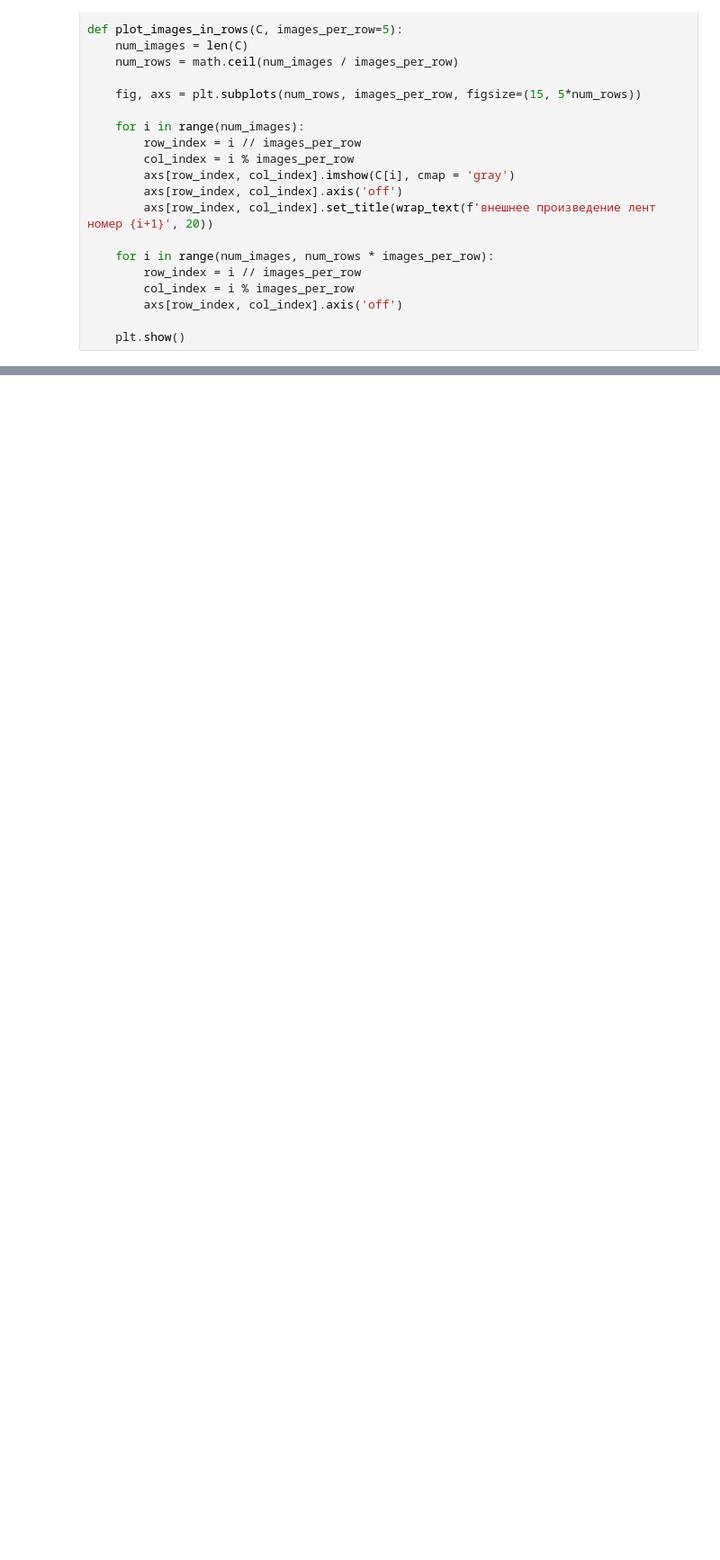
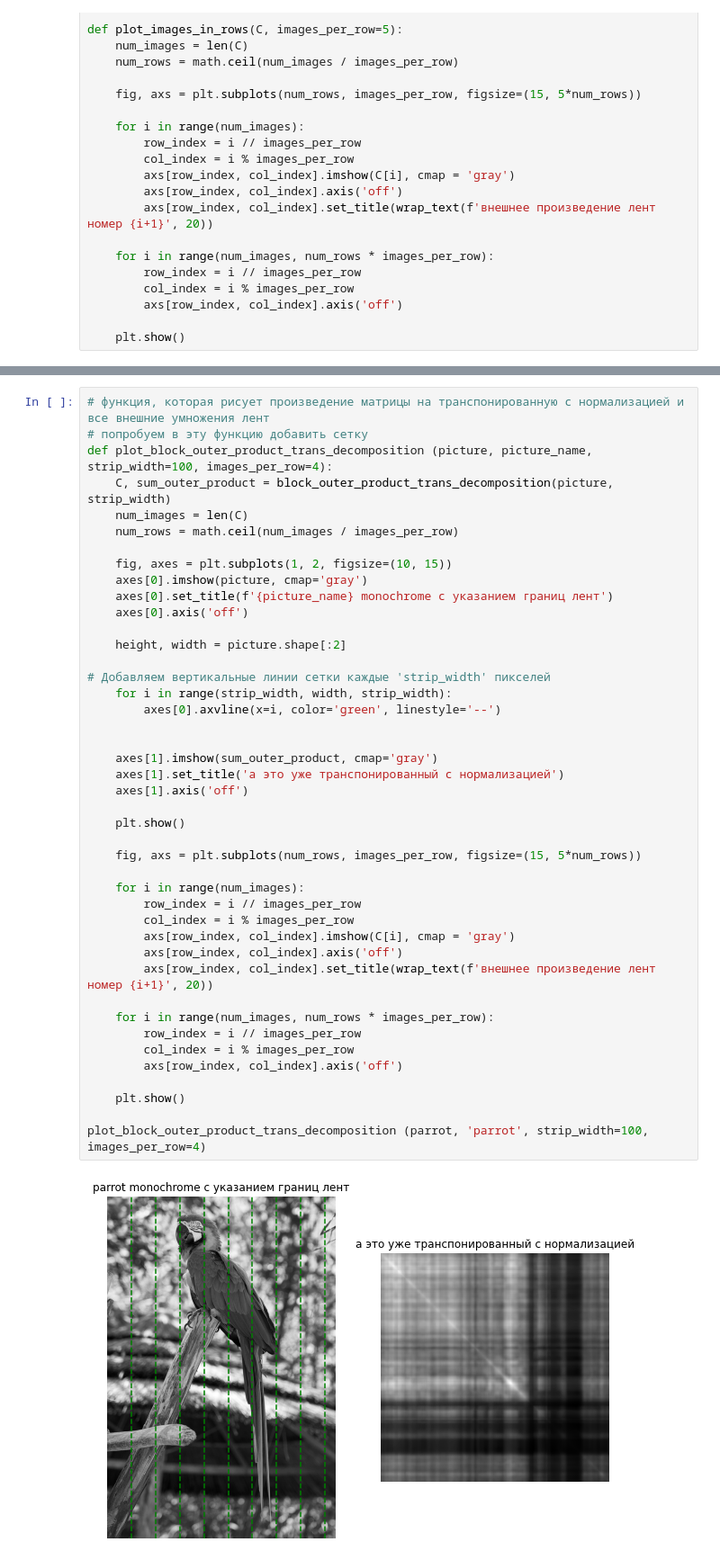
Before and after one commit to Chernobilsky/Mishka-project, a Jupyter notebook: Drafts/strips-multiplication.ipynb, the cells around one changed output, grey strips where cells are left out. Shown: that part at 90% size. Drawn from its saved outputs; the diff is of its cells as text; blank space fills up the shorter version.

Commit message:
в файле strips-multiplication сделала функцию plot_block_outer_product_trans_decomposition для ленточного умножения картинок

```diff
--- a/Drafts/strips-multiplication.ipynb
+++ b/Drafts/strips-multiplication.ipynb
@@ -463,0 +380,45 @@ print('вся тетрадка заняла', round(t2_itogo - t1_itogo)//60,'м
+# %%
+# функция, которая рисует произведение матрицы на транспонированную с нормализацией и все внешние умножения лент
+# попробуем в эту функцию добавить сетку
+def plot_block_outer_product_trans_decomposition (picture, picture_name, strip_width=100, images_per_row=4):
+    C, sum_outer_product = block_outer_product_trans_decomposition(picture, strip_width)
+    num_images = len(C)
+    num_rows = math.ceil(num_images / images_per_row)
+
+    fig, axes = plt.subplots(1, 2, figsize=(10, 15))
+    axes[0].imshow(picture, cmap='gray')
+    axes[0].set_title(f'{picture_name} monochrome с указанием границ лент')
+    axes[0].axis('off')
+
+    height, width = picture.shape[:2]
+
+# Добавляем вертикальные линии сетки каждые 'strip_width' пикселей
+    for i in range(strip_width, width, strip_width):
+        axes[0].axvline(x=i, color='green', linestyle='--')
+
+
+    axes[1].imshow(sum_outer_product, cmap='gray')
+    axes[1].set_title('а это уже транспонированный с нормализацией')
+    axes[1].axis('off')
+
+    plt.show()
+
+    fig, axs = plt.subplots(num_rows, images_per_row, figsize=(15, 5*num_rows))
+
+    for i in range(num_images):
+        row_index = i // images_per_row
+        col_index = i % images_per_row
+        axs[row_index, col_index].imshow(C[i], cmap = 'gray')
+        axs[row_index, col_index].axis('off')
+        axs[row_index, col_index].set_title(wrap_text(f'внешнее произведение лент номер {i+1}', 20))
+
+    for i in range(num_images, num_rows * images_per_row):
+        row_index = i // images_per_row
+        col_index = i % images_per_row
+        axs[row_index, col_index].axis('off')
+
+    plt.show()
+
+plot_block_outer_product_trans_decomposition (parrot, 'parrot', strip_width=100, images_per_row=4)
+# %% [output]
+[figure, added]
```
Also changed, not shown: parts of 12 cells of this notebook.
